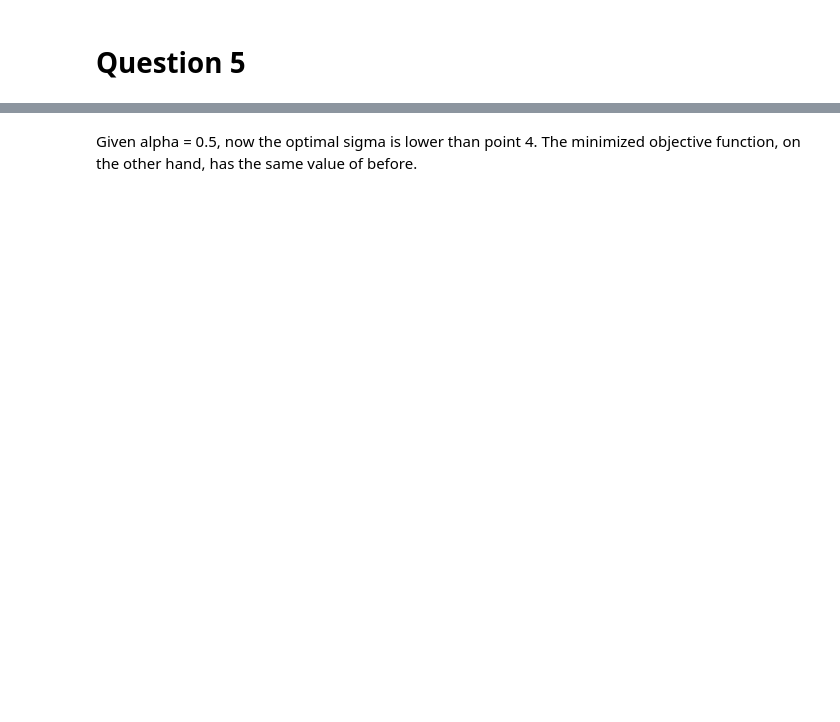
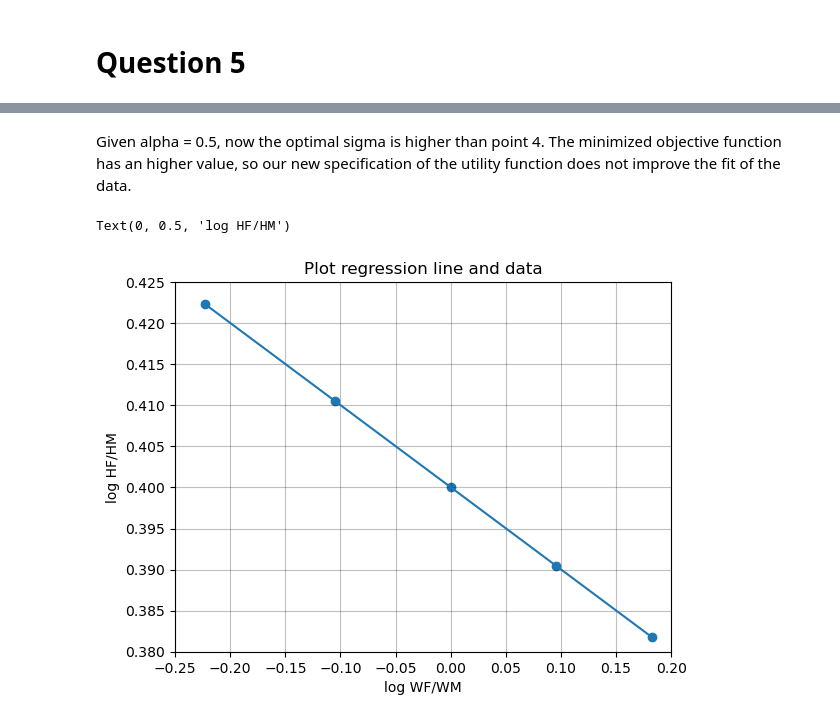
Before and after one commit to NumEconCopenhagen/projects-2023-virginia-rebecca, a Jupyter notebook: inauguralproject/inauguralproject.ipynb, the cells around one changed output, grey strips where cells are left out. Drawn from its saved outputs; the diff is of its cells as text; code cells hidden in the pictures; blank space fills up the shorter version.

```diff
--- a/inauguralproject/inauguralproject.ipynb
+++ b/inauguralproject/inauguralproject.ipynb
@@ -195,2 +227,22 @@ optimal function = 0.1600
 # %% [markdown]
-Given alpha = 0.5, now the optimal sigma is lower than point 4. The minimized objective function, on the other hand, has the same value of before.
+Given alpha = 0.5, now the optimal sigma is higher than point 4. The minimized objective function has an higher value, so our new specification of the utility function does not improve the fit of the data.
+# %%
+fig = plt.figure()
+ax5 = fig.add_subplot(1,1,1)
+
+# Plot data of log ratio W and log ratio H
+xx = np.log(model4.par.wF_vec)
+yy= np.log(model4.sol.HF_vec/model4.sol.HM_vec)
+ax5.scatter(xx, yy)
+
+# Plot regression line with parameters found above
+reg2 = model5.sol.beta0 + model5.sol.beta1*xx
+plt.plot(xx, reg)
+plt.xlim(-0.25, 0.20)
+plt.ylim(0.380, 0.425)
+ax5.set_title('Plot regression line and data')
+ax5.set_xlabel('log WF/WM')
+ax5.set_ylabel('log HF/HM')
+# %% [output]
+Text(0, 0.5, 'log HF/HM')
+[figure, added]
```
Also changed, not shown: parts of 6 cells of this notebook, 1 other file.
